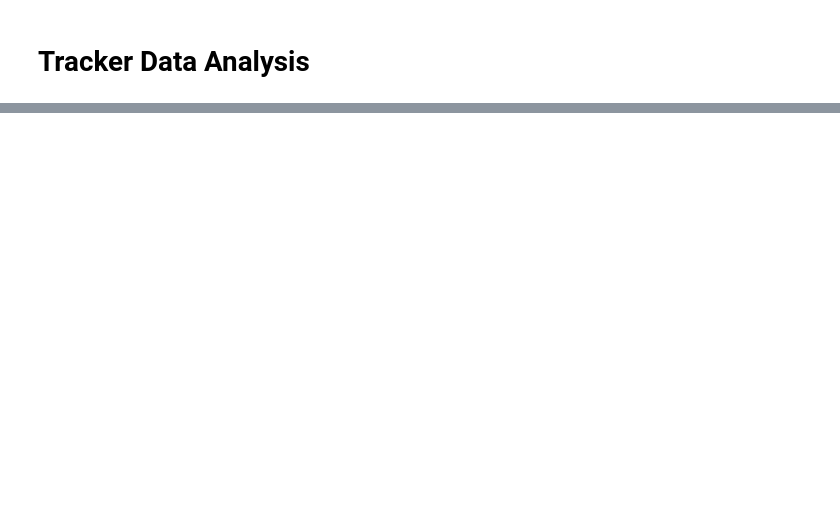
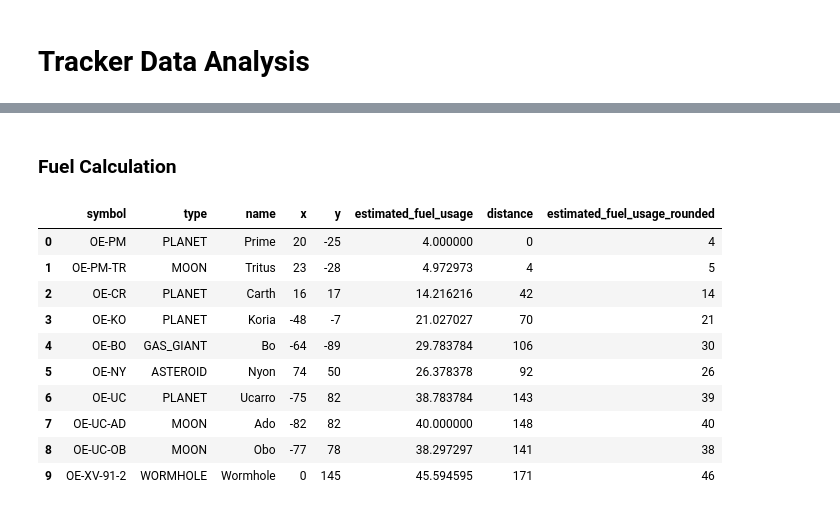
Before and after one commit to ZacHooper/spaceTraders, a Jupyter notebook: Untitled.ipynb, the cells around one changed output, grey strips where cells are left out. Cells and saved outputs as stored; diff of their text form; code cells hidden in the pictures; blank space fills up the shorter version.

```diff
--- a/Untitled.ipynb
+++ b/Untitled.ipynb
@@ -106,10 +145,20 @@ user.fly(ship_to_carth.id, "OE-NY", track=True)
 # %% [markdown]
 ### Look at the Different Systems
 #### API call
-# %%
-systems = generic_get_call("game/systems")['systems']
-OE = systems[0]
-XV = systems[1]
+# %%
+# Call to API
+# systems = generic_get_call("game/systems")['systems']
+# Update systems json
+# with open('systems.json', 'w') as outfile:
+#     json.dump(systems, outfile)
+
+# Call to JSON File
+with open('systems.json', 'r') as systems:
+    print(systems)
+
+
+OE = systems[0]
+XV = systems[1]
 # %% [markdown]
 #### DataFrame of Locations
 # %%
@@ -228,0 +316,33 @@ plt.show()
+# %% [markdown]
+### Fuel Calculation
+# %%
+distance_to_loc = lambda ship_x, ship_y, loc_x, loc_y: round(math.sqrt(math.pow((loc_x - ship_x),2) + math.pow((loc_y - ship_y),2)))
+fuel_usage = lambda d: (9/37) * d + 2 + 2
+
+ship = user.get_ship("cknegaohp5912821bs6d0ws1xr1") # CR
+# ship = user.get_ship("cknfl07xi17766815s6ltaxr3cj") # at Ado
+# ship = user.get_ship("ckngsa5cc11037501bs65f3l6kuw") # at Tritus
+loc = game.location("OE-PM")
+
+
+
+fuel_usage(distance_to_loc(ship.x, ship.y, loc.x, loc.y))
+
+# oe_l = oe_l.drop(['ships', 'messages'], axis=1)
+
+oe_l['distance'] = oe_l.apply(lambda x: distance_to_loc(ship.x, ship.y, x['x'], x['y']), axis=1)
+oe_l['estimated_fuel_usage'] = oe_l.apply(lambda x: fuel_usage(distance_to_loc(ship.x, ship.y, x['x'], x['y'])), axis=1)
+oe_l['estimated_fuel_usage_rounded'] = oe_l.apply(lambda x: round(fuel_usage(distance_to_loc(ship.x, ship.y, x['x'], x['y']))), axis=1)
+oe_l
+# %% [output]
+|  | symbol | type | name | x | y | estimated_fuel_usage | distance | estimated_fuel_usage_rounded |
+| 0 | OE-PM | PLANET | Prime | 20 | -25 | 4.000000 | 0 | 4 |
+| 1 | OE-PM-TR | MOON | Tritus | 23 | -28 | 4.972973 | 4 | 5 |
+| 2 | OE-CR | PLANET | Carth | 16 | 17 | 14.216216 | 42 | 14 |
+| 3 | OE-KO | PLANET | Koria | -48 | -7 | 21.027027 | 70 | 21 |
+| 4 | OE-BO | GAS_GIANT | Bo | -64 | -89 | 29.783784 | 106 | 30 |
+| 5 | OE-NY | ASTEROID | Nyon | 74 | 50 | 26.378378 | 92 | 26 |
+| 6 | OE-UC | PLANET | Ucarro | -75 | 82 | 38.783784 | 143 | 39 |
+| 7 | OE-UC-AD | MOON | Ado | -82 | 82 | 40.000000 | 148 | 40 |
+| 8 | OE-UC-OB | MOON | Obo | -77 | 78 | 38.297297 | 141 | 38 |
+| 9 | OE-XV-91-2 | WORMHOLE | Wormhole | 0 | 145 | 45.594595 | 171 | 46 |
```
Also changed, not shown: parts of 18 cells of this notebook, 7 other files.
